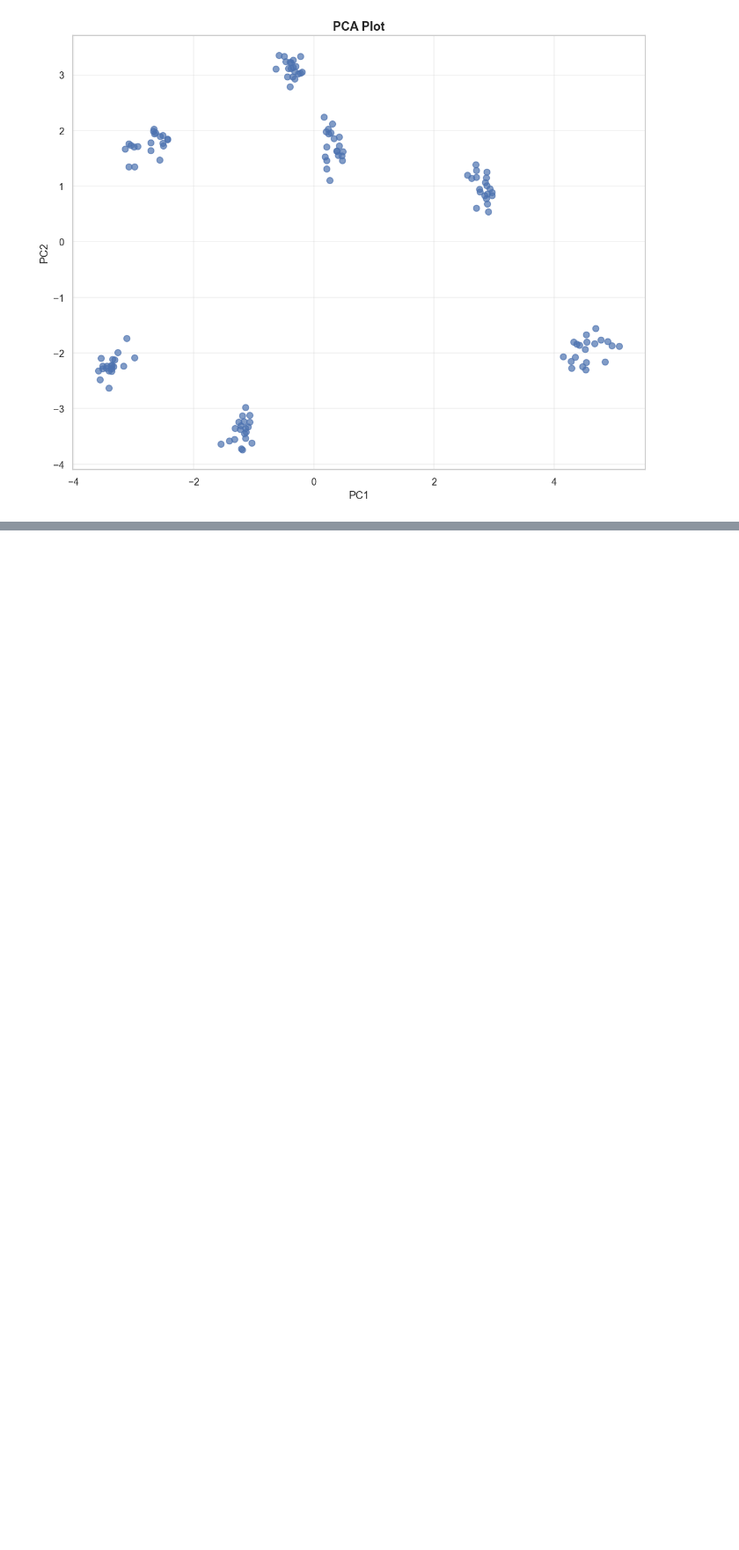
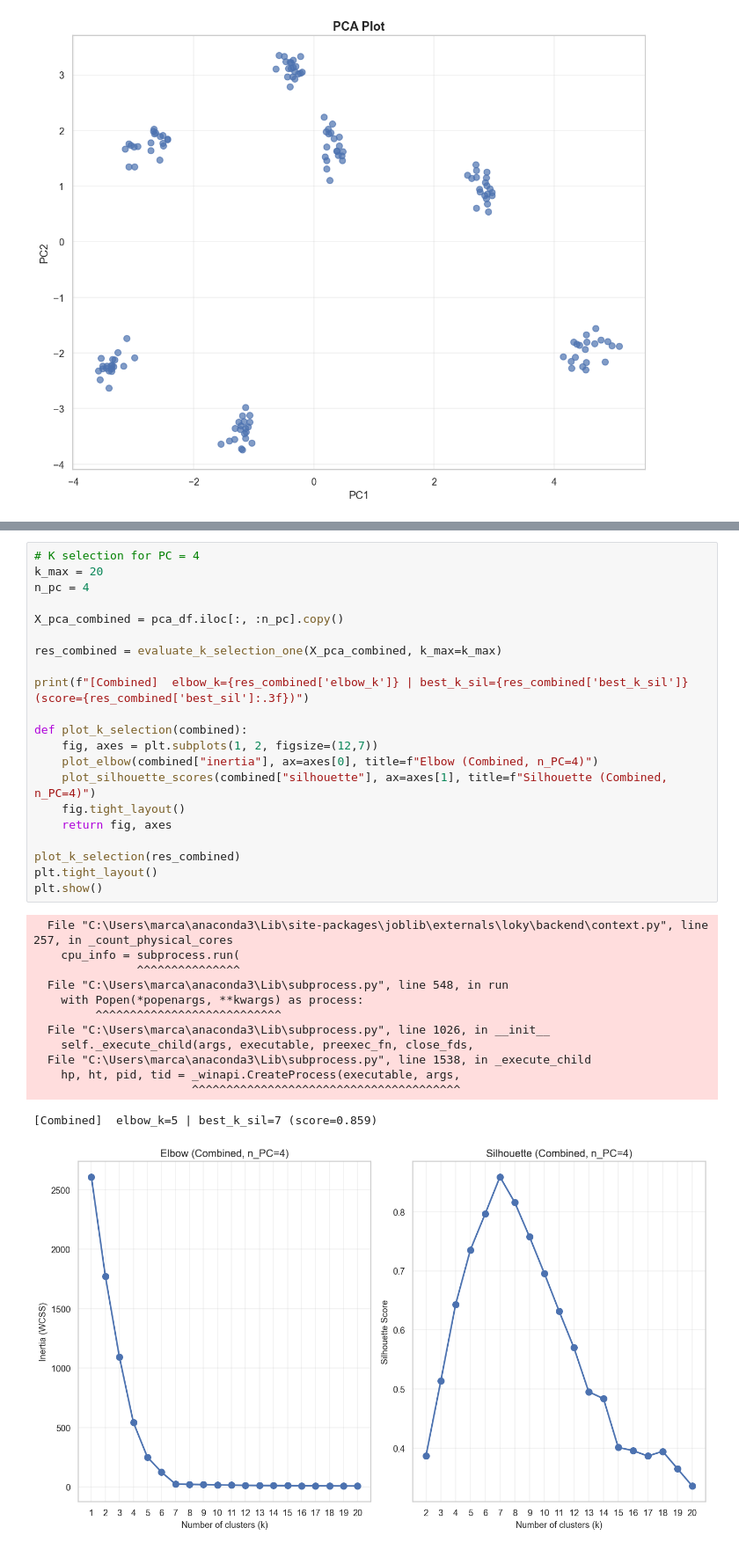
Before and after one commit to Schoggi-Mimi/omics_2025, a Jupyter notebook: Marc_playground.ipynb, the cells around one changed output, grey strips where cells are left out. Shown: that part at 88% size. Drawn from its saved outputs; the diff is of its cells as text; blank space fills up the shorter version.

```diff
--- a/Marc_playground.ipynb
+++ b/Marc_playground.ipynb
@@ -254,0 +279,35 @@ plt.show()
+# %%
+# K selection for PC = 4
+k_max = 20
+n_pc = 4
+
+X_pca_combined = pca_df.iloc[:, :n_pc].copy()
+
+res_combined = evaluate_k_selection_one(X_pca_combined, k_max=k_max)
+
+print(f"[Combined]  elbow_k={res_combined['elbow_k']} | best_k_sil={res_combined['best_k_sil']} (score={res_combined['best_sil']:.3f})")
+
+def plot_k_selection(combined):
+    fig, axes = plt.subplots(1, 2, figsize=(12,7))
+    plot_elbow(combined["inertia"], ax=axes[0], title=f"Elbow (Combined, n_PC=4)")
+    plot_silhouette_scores(combined["silhouette"], ax=axes[1], title=f"Silhouette (Combined, n_PC=4)")
+    fig.tight_layout()
+    return fig, axes
+
+plot_k_selection(res_combined)
+plt.tight_layout()
+plt.show()
+# %% [output]
+  File "C:\Users\marca\anaconda3\Lib\site-packages\joblib\externals\loky\backend\context.py", line 257, in _count_physical_cores
+    cpu_info = subprocess.run(
+               ^^^^^^^^^^^^^^^
+  File "C:\Users\marca\anaconda3\Lib\subprocess.py", line 548, in run
+    with Popen(*popenargs, **kwargs) as process:
+         ^^^^^^^^^^^^^^^^^^^^^^^^^^^
+  File "C:\Users\marca\anaconda3\Lib\subprocess.py", line 1026, in __init__
+    self._execute_child(args, executable, preexec_fn, close_fds,
+  File "C:\Users\marca\anaconda3\Lib\subprocess.py", line 1538, in _execute_child
+    hp, ht, pid, tid = _winapi.CreateProcess(executable, args,
+                       ^^^^^^^^^^^^^^^^^^^^^^^^^^^^^^^^^^^^^^^
+[Combined]  elbow_k=5 | best_k_sil=7 (score=0.859)
+[figure, added]
```
Also changed, not shown: parts of 22 cells of this notebook.
